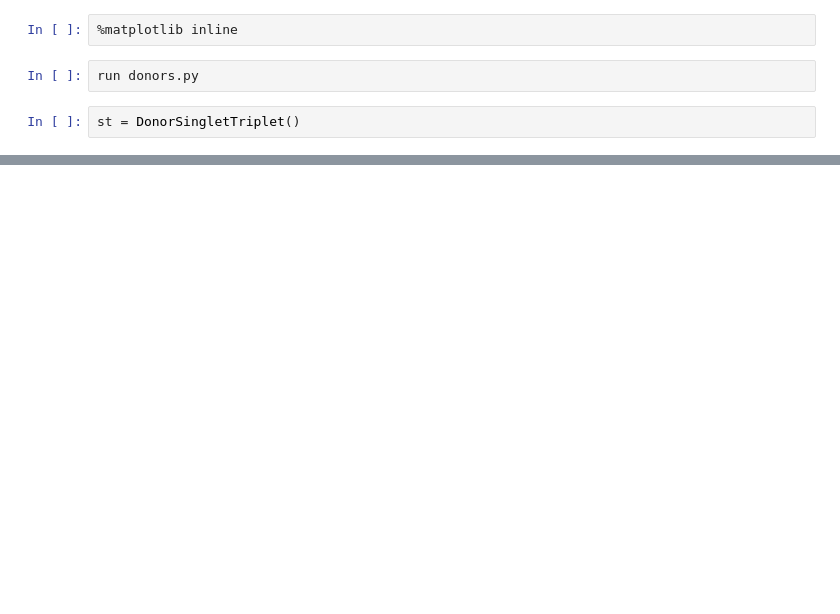
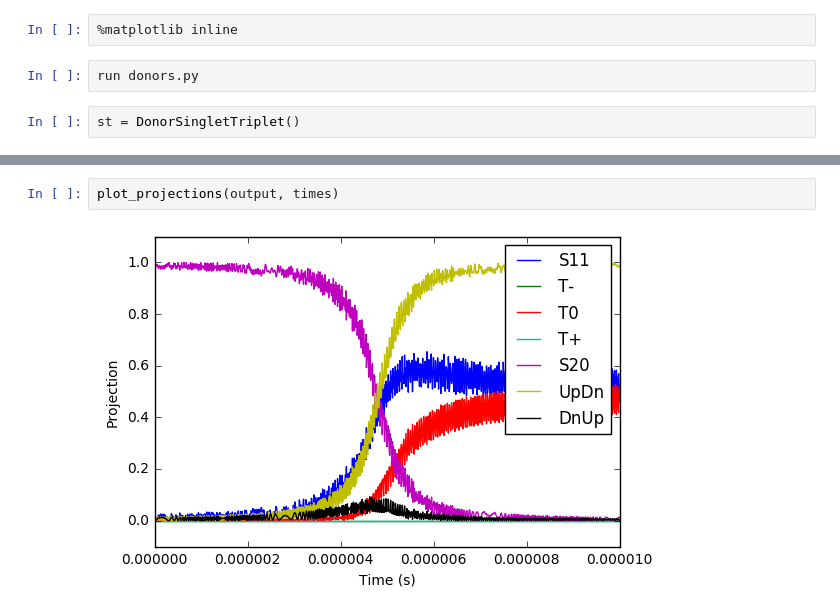
Before and after one commit to hogma131/phosphorus-donors, a Jupyter notebook: DDST_feasbility.ipynb, the cells around one changed output, grey strips where cells are left out. Cells and saved outputs as stored; diff of their text form; blank space fills up the shorter version.

```diff
--- a/DDST_feasbility.ipynb
+++ b/DDST_feasbility.ipynb
@@ -26,0 +50,4 @@ for ind,val in enumerate(output.states):
+# %%
+plot_projections(output, times)
+# %% [output]
+[figure, added]
```
Also changed, not shown: parts of 27 cells of this notebook, 3 other files.
